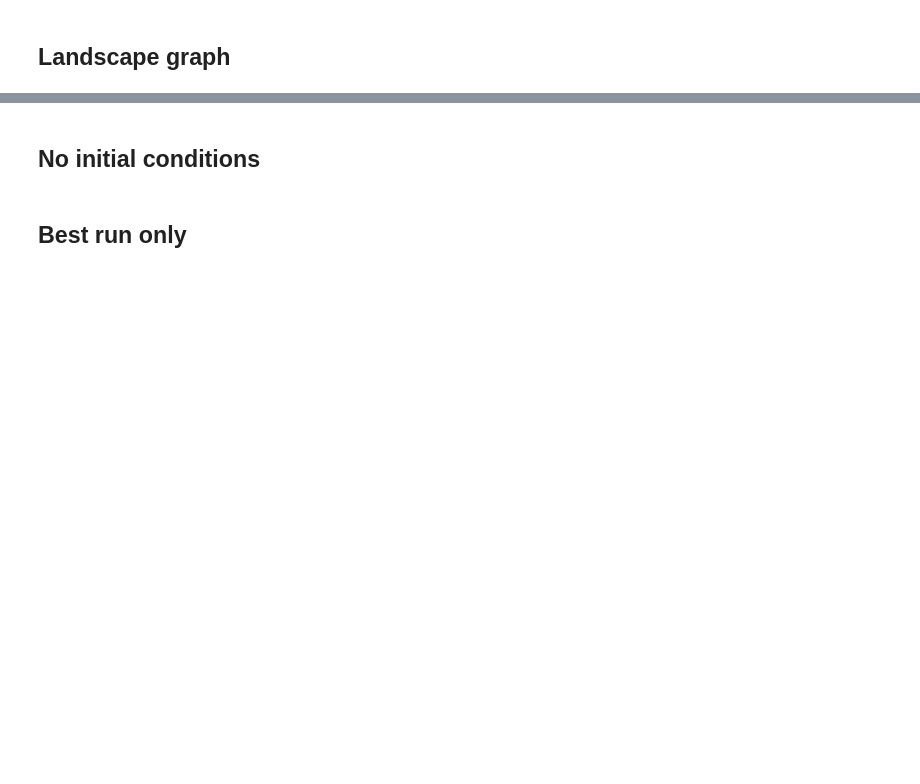
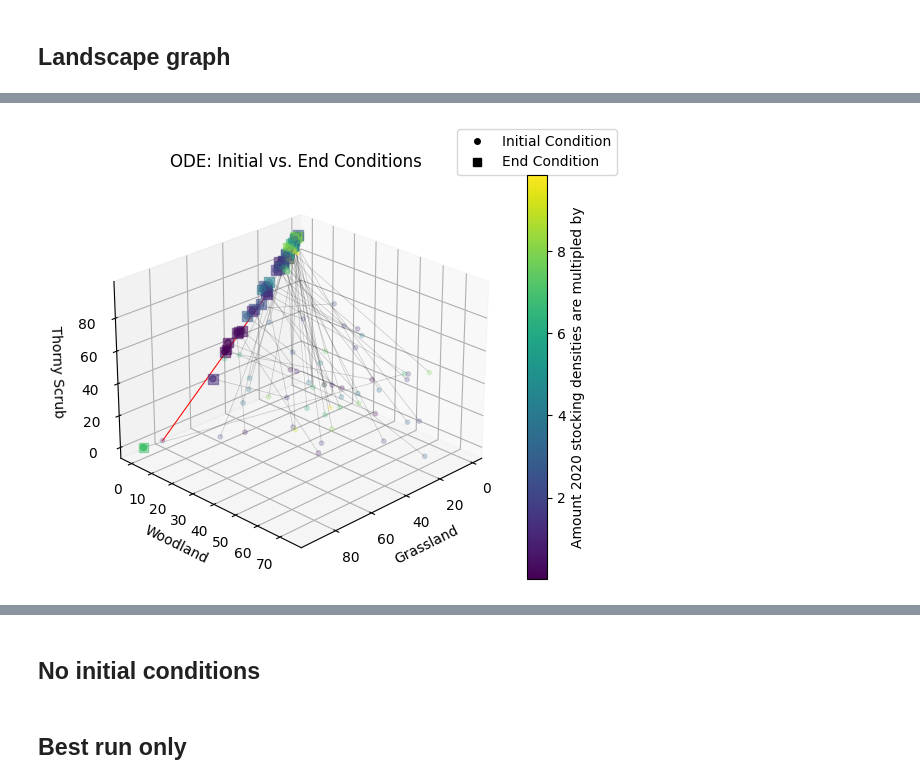
Before and after one commit to emjneil/rewilding_resilience, a Jupyter notebook: graphing_landscape_abm.ipynb, the cells around one changed output, grey strips where cells are left out. Drawn from its saved outputs; the diff is of its cells as text; code cells hidden in the pictures; blank space fills up the shorter version.

```diff
--- a/graphing_landscape_abm.ipynb
+++ b/graphing_landscape_abm.ipynb
@@ -171,0 +240,65 @@ plt.show()
+# %%
+# open the file
+df1 = pd.read_csv('resilience_landscape_1_scrub.csv').drop(['Unnamed: 0'], axis=1)
+df2 = pd.read_csv('resilience_landscape_2_scrub.csv').drop(['Unnamed: 0'], axis=1)
+df3 = pd.read_csv('resilience_landscape_3_scrub.csv').drop(['Unnamed: 0'], axis=1)
+df4 = pd.read_csv('resilience_landscape_4_scrub.csv').drop(['Unnamed: 0'], axis=1)
+df5 = pd.read_csv('resilience_landscape_5_scrub.csv').drop(['Unnamed: 0'], axis=1)
+
+df = pd.concat([df1, df2, df3, df4, df5], axis=0).reset_index(drop=True)
+
+# Create 3D plot
+fig = plt.figure()
+ax = fig.add_subplot(111, projection='3d')
+
+# Define marker shapes for initial and end conditions
+initial_marker = 'o'
+end_marker = 's'
+
+# Scatter plot for initial conditions
+initial_scatter = ax.scatter(df['Grassland Initial'], df['Woodland Initial'], df['Thorny Scrub Initial'],c=df['Stocking Density'], cmap=cm.viridis,  marker=initial_marker, s=10, alpha=0.2)
+
+# Scatter plot for end conditions
+end_scatter = ax.scatter(df['Grassland End'], df['Woodland End'], df['Thorny Scrub End'],  c=df['Stocking Density'], cmap=cm.viridis, marker=end_marker, s=50, alpha=0.5)
+
+
+# Connect points with lines - plot the "true" run as red:
+for i in range(len(df)):
+    if df['Run Number'][i] == 1.0:  # Selecting run number 1
+
+        ax.plot([df['Grassland Initial'][i], df['Grassland End'][i]],
+                [df['Woodland Initial'][i], df['Woodland End'][i]],
+                [df['Thorny Scrub Initial'][i], df['Thorny Scrub End'][i]], c='red', linewidth=0.75)
+    else:
+        ax.plot([df['Grassland Initial'][i], df['Grassland End'][i]],
+                [df['Woodland Initial'][i], df['Woodland End'][i]],
+                [df['Thorny Scrub Initial'][i], df['Thorny Scrub End'][i]], c='black', linewidth=0.5, alpha=0.2)
+
+
+# Set labels
+ax.set_xlabel('Grassland')
+ax.set_ylabel('Woodland')
+ax.set_zlabel('Thorny Scrub')
+
+
+# Add legend for initial and end conditions
+legend_handles = [plt.Line2D([], [], color='black', marker=initial_marker, linestyle='None', markersize=4, label='Initial Condition'),
+                                             plt.Line2D([], [], color='black', marker=end_marker, linestyle='None', markersize=6, label='End Condition')]
+
+ax.legend(handles=legend_handles, loc=[0.9,1])
+
+cbar = plt.colorbar(ax.scatter(df['Grassland End'], df['Woodland End'], df['Thorny Scrub End'],  c=df['Stocking Density'], cmap=cm.viridis))
+cbar.set_label('Amount 2020 stocking densities are multipled by')
+
+
+# rotate view
+ax.view_init(25, 45)
+
+plt.title('ODE: Initial vs. End Conditions')
+
+plt.tight_layout()
+
+# Show the plot
+plt.show()
+# %% [output]
+[figure, added]
```
Also changed, not shown: parts of 8 cells of this notebook, 6 other files.
